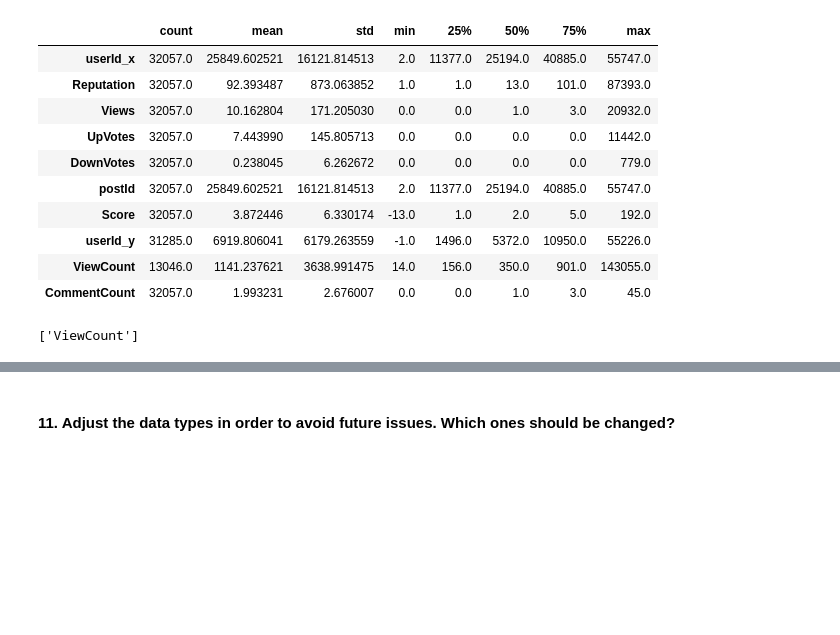
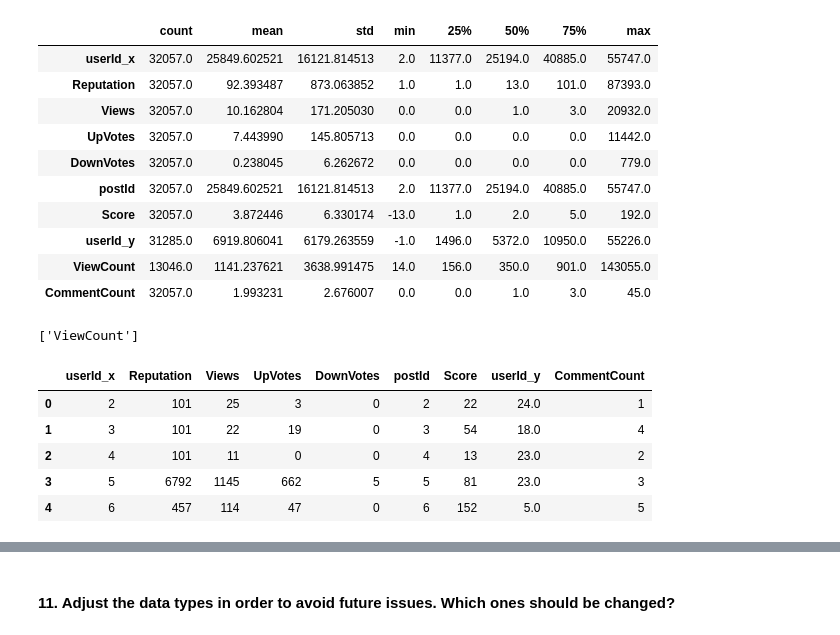
Before and after one commit to luanasolisg/dataptmad1019, a Jupyter notebook: module-1/lab-data_cleaning/your-code/main.ipynb, the cells around one changed output, grey strips where cells are left out. Cells and saved outputs as stored; diff of their text form; code cells hidden in the pictures; blank space fills up the shorter version.

```diff
--- a/module-1/lab-data_cleaning/your-code/main.ipynb
+++ b/module-1/lab-data_cleaning/your-code/main.ipynb
@@ -131,3 +131,15 @@ drop_cols = list(null_cols[null_filter].index)
 drop_cols
 # %% [output]
 ['ViewCount']
+# %%
+users_posts_1 = users_posts[[x for x in users_posts.columns if x not in drop_cols]]
+
+len(users_posts_1.columns)
+users_posts_1.head()
+# %% [output]
+|  | userId_x | Reputation | Views | UpVotes | DownVotes | postId | Score | userId_y | CommentCount |
+| 0 | 2 | 101 | 25 | 3 | 0 | 2 | 22 | 24.0 | 1 |
+| 1 | 3 | 101 | 22 | 19 | 0 | 3 | 54 | 18.0 | 4 |
+| 2 | 4 | 101 | 11 | 0 | 0 | 4 | 13 | 23.0 | 2 |
+| 3 | 5 | 6792 | 1145 | 662 | 5 | 5 | 81 | 23.0 | 3 |
+| 4 | 6 | 457 | 114 | 47 | 0 | 6 | 152 | 5.0 | 5 |
```
Also changed, not shown: parts of 6 cells of this notebook.
